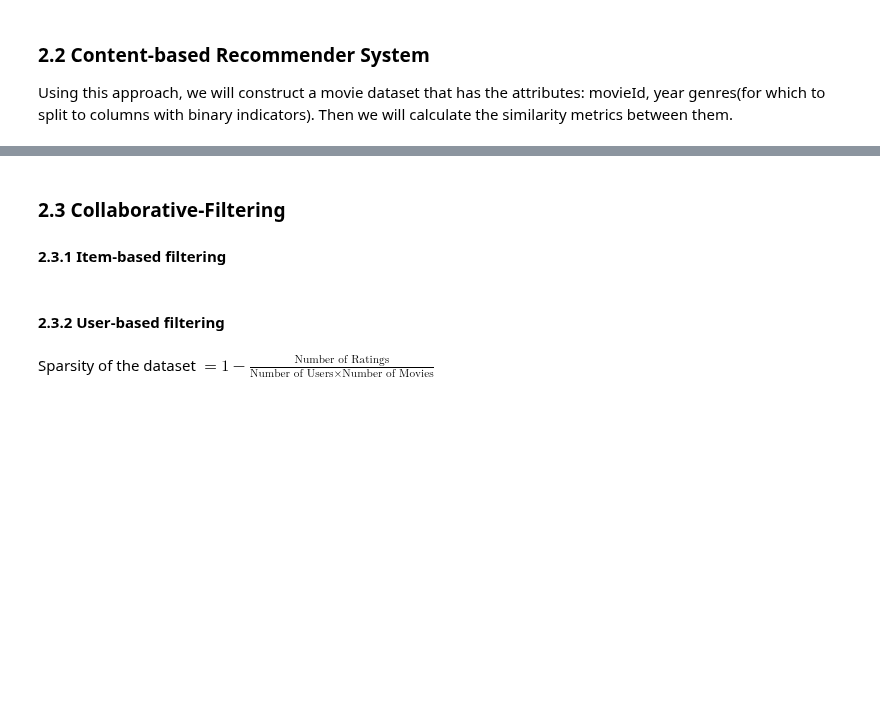
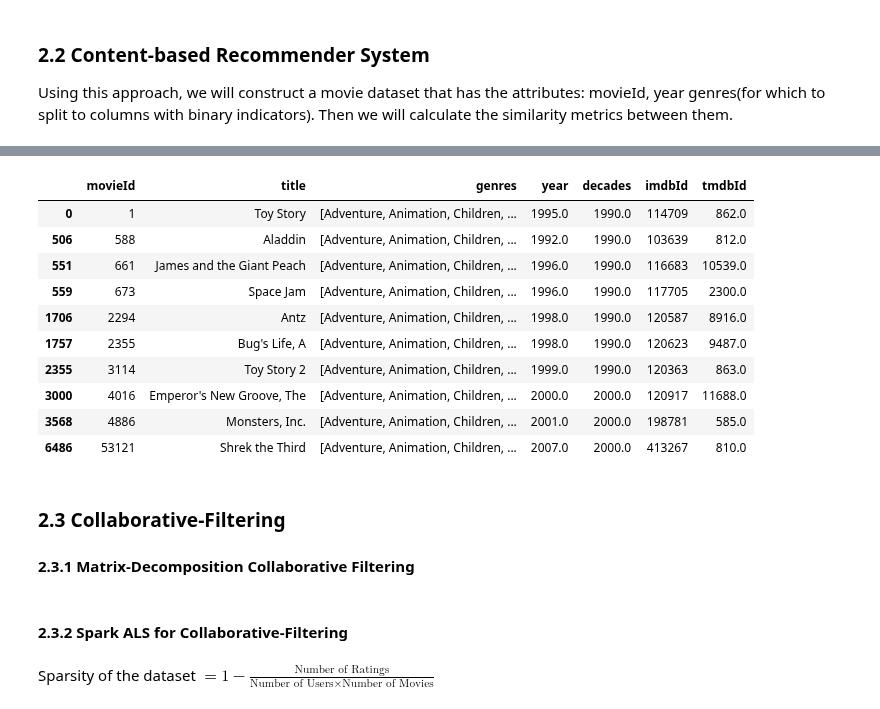
Before and after one commit to southnorthist/kaggle_analysis, a Jupyter notebook: Projects/recommender_systems/Intro_recommender_systems.ipynb, the cells around one changed output, grey strips where cells are left out. Saved outputs shown, nothing was run; the diff lists cells and outputs as text; code cells hidden in the pictures; blank space fills up the shorter version.

Commit message:
updated recommender system notebook and decomposition concept notebook

```diff
--- a/Projects/recommender_systems/Intro_recommender_systems.ipynb
+++ b/Projects/recommender_systems/Intro_recommender_systems.ipynb
@@ -206,18 +245,16 @@ Using this approach, we will construct a movie dataset that has the attributes:
+# %%
+# First select potential movies using the number of votes and average ratings (number of votes >= 20, average rating >= 2)
+movie_ids = votes_avg_ratings[(votes_avg_ratings['votes'] >= 20) & (votes_avg_ratings['avg_rating'] >= 2)]['movieId']
 # %%
-# Unique types of genres
+# Prepare the profile for movies
 from itertools import chain
+movie_attr = movies_info.copy()
+# Select arrange of movies with minimum votes and average rating
+movie_attr = movie_attr[movie_attr['movieId'].isin(movie_ids)]
+# Genres
 unique_genres = list(set(chain.from_iterable(movies_info['genres'].to_list())))
 unique_genres.remove('(no genres listed)')
-movie_attr = movies_info.copy()
 for g in unique_genres:
     movie_attr[g] = movie_attr['genres'].apply(lambda x: g in x).astype(np.int8)
-
-movie_attr = movie_attr.drop(columns=['imdbId', 'tmdbId', 'genres', 'year', 'title'])
+# Years
+decades_pivot = movie_attr.pivot_table(index='movieId', columns='decades', values='year', aggfunc='count', fill_value=0).reset_index()
-# %%
-# Randomly select a movie
-movie_id_sel = 95
-selected_movie = movie_attr[movie_attr['movieId'] == movie_id_sel].set_index('movieId')
-
-display(selected_movie)
-# Calculate the correlations between this movie with other movies
-movie_attr.set_index('movieId').corrwith(selected_movie, axis=1, method='pearson')
@@ -247,0 +261,5 @@ selected_movie
+# %%
+movie_attr = movie_attr.merge(decades_pivot, on='movieId', how='left')
+movie_attr = movie_attr.drop(columns=['imdbId', 'tmdbId', 'genres', 'year', 'decades', 'title'])
+movie_attr = movie_attr.set_index('movieId')
+movie_attr.head()
@@ -248,4 +275,23 @@ selected_movie
+# %%
+# Randomly select a movie
+movie_id_sel = 1
+selected_movie = movie_attr.loc[movie_id_sel]
+similarity_list = movie_attr.apply(lambda row: jaccard_binary(row, selected_movie), axis=1)
+top_10_movies = similarity_list.sort_values(ascending=False).head(10)
+movies_info[movies_info['movieId'].isin(top_10_movies.index)]
+# %% [output]
+|  | movieId | title | genres | year | decades | imdbId | tmdbId |
+| 0 | 1 | Toy Story | [Adventure, Animation, Children, ... | 1995.0 | 1990.0 | 114709 | 862.0 |
+| 506 | 588 | Aladdin | [Adventure, Animation, Children, ... | 1992.0 | 1990.0 | 103639 | 812.0 |
+| 551 | 661 | James and the Giant Peach | [Adventure, Animation, Children, ... | 1996.0 | 1990.0 | 116683 | 10539.0 |
+| 559 | 673 | Space Jam | [Adventure, Animation, Children, ... | 1996.0 | 1990.0 | 117705 | 2300.0 |
+| 1706 | 2294 | Antz | [Adventure, Animation, Children, ... | 1998.0 | 1990.0 | 120587 | 8916.0 |
+| 1757 | 2355 | Bug's Life, A | [Adventure, Animation, Children, ... | 1998.0 | 1990.0 | 120623 | 9487.0 |
+| 2355 | 3114 | Toy Story 2 | [Adventure, Animation, Children, ... | 1999.0 | 1990.0 | 120363 | 863.0 |
+| 3000 | 4016 | Emperor's New Groove, The | [Adventure, Animation, Children, ... | 2000.0 | 2000.0 | 120917 | 11688.0 |
+| 3568 | 4886 | Monsters, Inc. | [Adventure, Animation, Children, ... | 2001.0 | 2000.0 | 198781 | 585.0 |
+| 6486 | 53121 | Shrek the Third | [Adventure, Animation, Children, ... | 2007.0 | 2000.0 | 413267 | 810.0 |
 # %% [markdown]
 ### 2.3 Collaborative-Filtering
 
-#### 2.3.1 Item-based filtering
+#### 2.3.1 Matrix-Decomposition Collaborative Filtering
@@ -252,5 +306,5 @@ selected_movie
 # %% [markdown]
-#### 2.3.2 User-based filtering
+#### 2.3.2 Spark ALS for Collaborative-Filtering
 # %%
 # Pyspark Implementation for collaborative filtering
 # Import SparkSession from pyspark.sql
```
Also changed, not shown: parts of 12 cells of this notebook, 1 other file.
